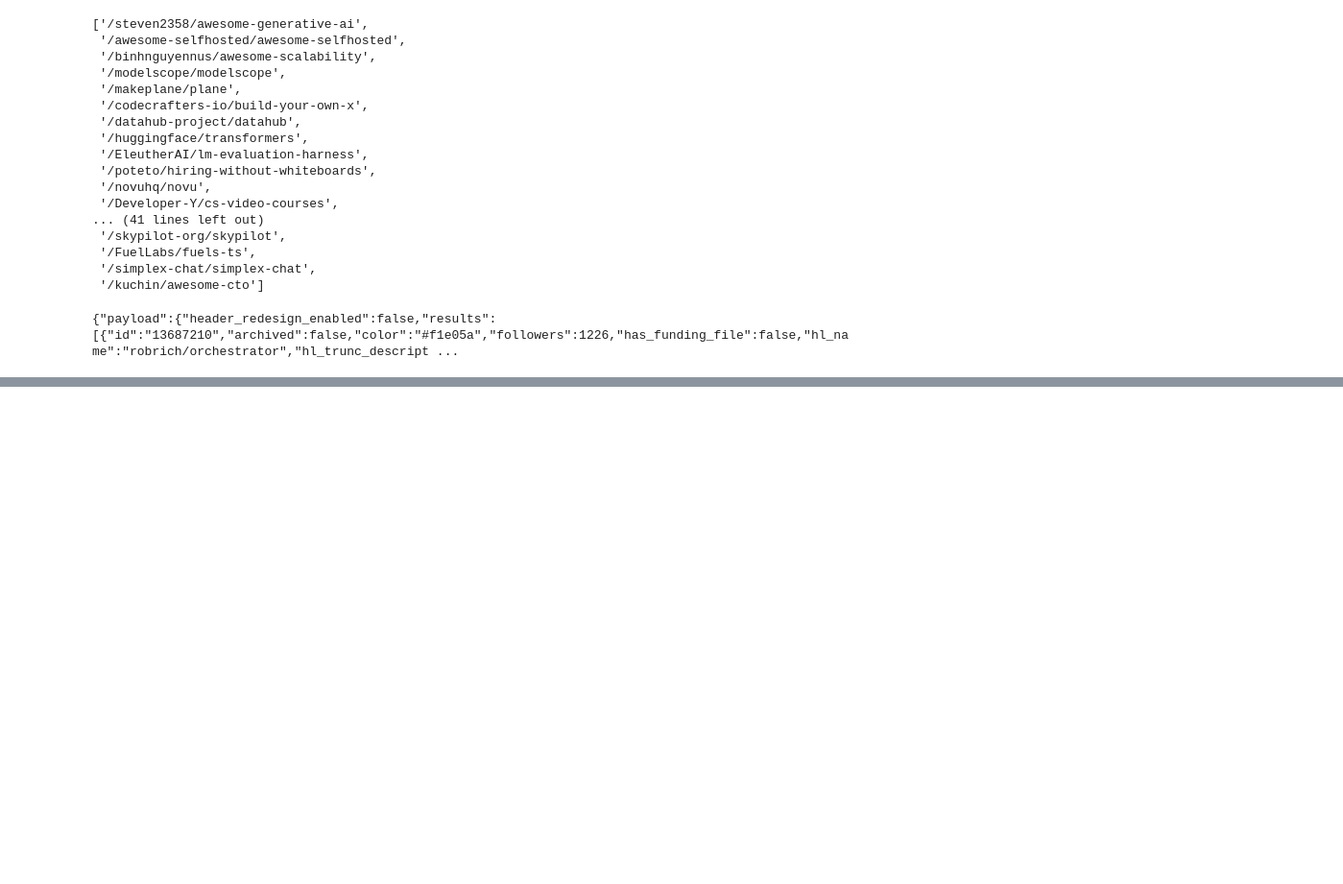
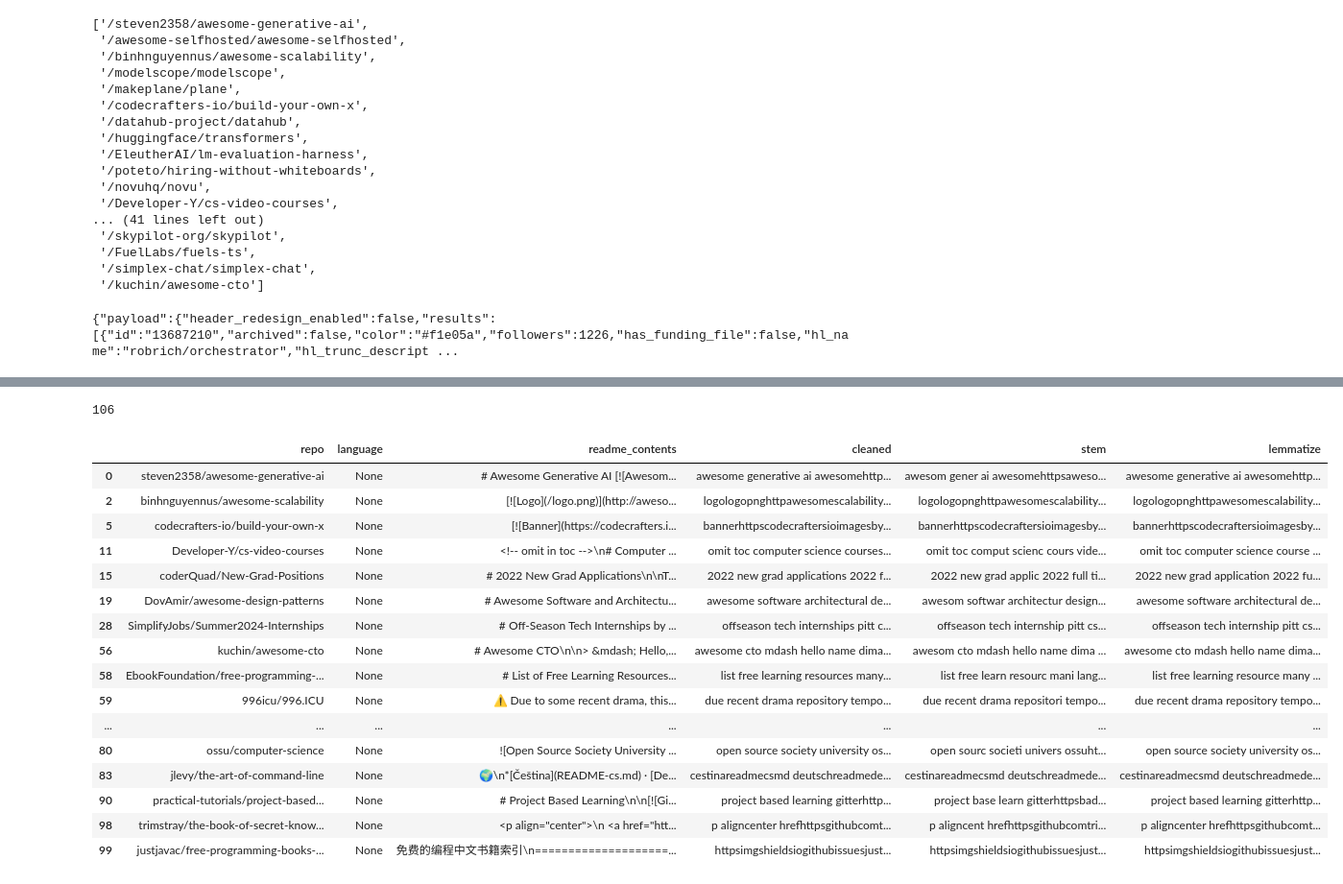
Before and after one commit to NLP-Operation-Repo/NLP-Operation-Repo, a Jupyter notebook: Villa workbook/workbook.ipynb, the cells around one changed output, grey strips where cells are left out. Shown at 96% size. Saved outputs shown, nothing was run; the diff lists cells and outputs as text; code cells hidden in the pictures; blank space fills up the shorter version.

```diff
--- a/Villa workbook/workbook.ipynb
+++ b/Villa workbook/workbook.ipynb
@@ -186,0 +178,2 @@ KeyError: 'payload'
+# %%
+df = pd.DataFrame(df)
@@ -186,0 +196,3 @@ KeyError: 'payload'
+# %%
+df['cleaned'] = df['readme_contents'].apply(lambda string: remove_stopwords(tokenize(basic_clean(string))))
+df.head()
@@ -186,0 +206,3 @@ KeyError: 'payload'
+# %%
+df['stem'] = df['cleaned'].apply(lambda string: stem(string))
+df.head(3)
@@ -186,0 +214,3 @@ KeyError: 'payload'
+# %%
+df['lemmatize'] = df['cleaned'].apply(lambda string: lemmatize(string))
+df.head(3)
@@ -186,0 +242,24 @@ KeyError: 'payload'
+# %%
+df.language.value_counts().sum()
+# %% [output]
+106
+# %%
+df[df.language.isnull()==True]
+# %% [output]
+|  | repo | language | readme_contents | cleaned | stem | lemmatize |
+| 0 | steven2358/awesome-generative-ai | None | # Awesome Generative AI [![Awesom... | awesome generative ai awesomehttp... | awesom gener ai awesomehttpsaweso... | awesome generative ai awesomehttp... |
+| 2 | binhnguyennus/awesome-scalability | None | [![Logo](/logo.png)](http://aweso... | logologopnghttpawesomescalability... | logologopnghttpawesomescalability... | logologopnghttpawesomescalability... |
+| 5 | codecrafters-io/build-your-own-x | None | [![Banner](https://codecrafters.i... | bannerhttpscodecraftersioimagesby... | bannerhttpscodecraftersioimagesby... | bannerhttpscodecraftersioimagesby... |
+| 11 | Developer-Y/cs-video-courses | None | <!-- omit in toc -->\n# Computer ... | omit toc computer science courses... | omit toc comput scienc cours vide... | omit toc computer science course ... |
+| 15 | coderQuad/New-Grad-Positions | None | # 2022 New Grad Applications\n\nT... | 2022 new grad applications 2022 f... | 2022 new grad applic 2022 full ti... | 2022 new grad application 2022 fu... |
+| 19 | DovAmir/awesome-design-patterns | None | # Awesome Software and Architectu... | awesome software architectural de... | awesom softwar architectur design... | awesome software architectural de... |
+| 28 | SimplifyJobs/Summer2024-Internships | None | # Off-Season Tech Internships by ... | offseason tech internships pitt c... | offseason tech internship pitt cs... | offseason tech internship pitt cs... |
+| 56 | kuchin/awesome-cto | None | # Awesome CTO\n\n> &mdash; Hello,... | awesome cto mdash hello name dima... | awesom cto mdash hello name dima ... | awesome cto mdash hello name dima... |
+| 58 | EbookFoundation/free-programming-... | None | # List of Free Learning Resources... | list free learning resources many... | list free learn resourc mani lang... | list free learning resource many ... |
+| 59 | 996icu/996.ICU | None | ⚠️ Due to some recent drama, this... | due recent drama repository tempo... | due recent drama repositori tempo... | due recent drama repository tempo... |
+| ... | ... | ... | ... | ... | ... | ... |
+| 80 | ossu/computer-science | None | ![Open Source Society University ... | open source society university os... | open sourc societi univers ossuht... | open source society university os... |
+| 83 | jlevy/the-art-of-command-line | None | 🌍\n*[Čeština](README-cs.md) ∙ [De... | cestinareadmecsmd deutschreadmede... | cestinareadmecsmd deutschreadmede... | cestinareadmecsmd deutschreadmede... |
+| 90 | practical-tutorials/project-based... | None | # Project Based Learning\n\n[![Gi... | project based learning gitterhttp... | project base learn gitterhttpsbad... | project based learning gitterhttp... |
+| 98 | trimstray/the-book-of-secret-know... | None | <p align="center">\n <a href="htt... | p aligncenter hrefhttpsgithubcomt... | p aligncent hrefhttpsgithubcomtri... | p aligncenter hrefhttpsgithubcomt... |
+| 99 | justjavac/free-programming-books-... | None | 免费的编程中文书籍索引\n====================... | httpsimgshieldsiogithubissuesjust... | httpsimgshieldsiogithubissuesjust... | httpsimgshieldsiogithubissuesjust... |
```
Also changed, not shown: parts of 23 cells of this notebook.
